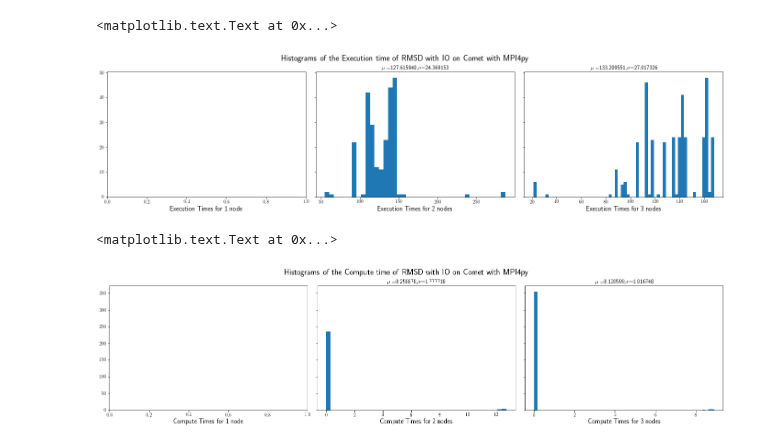
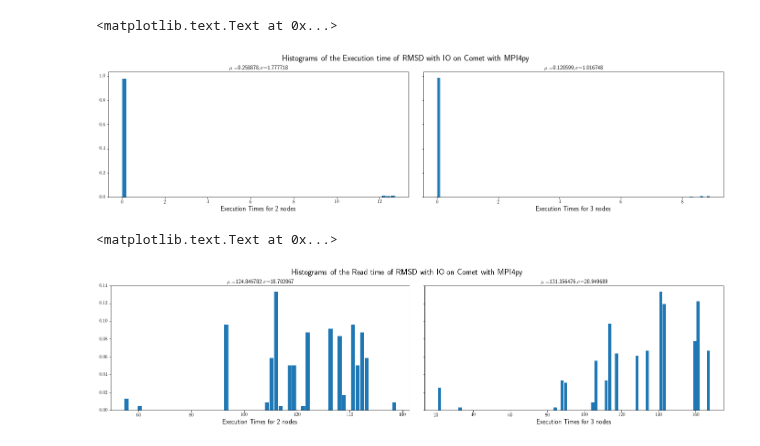
Before and after one commit to radical-experiments/midas_exps, a Jupyter notebook: RMSD-MDAnalysis/ComputeStragglersFrequencyIO.ipynb, the cells around one changed output. Saved outputs shown, nothing was run; the diff lists cells and outputs as text; code cells hidden in the pictures.

```diff
--- a/RMSD-MDAnalysis/ComputeStragglersFrequencyIO.ipynb
+++ b/RMSD-MDAnalysis/ComputeStragglersFrequencyIO.ipynb
@@ -19,10 +19,10 @@ purples = cm.get_cmap(plt.get_cmap('Purples'))
 from IPython.core.display import display, HTML
 display(HTML("<style>.container { width:100% !important; }</style>"))
 # %%
-comet_mpi4py = pd.DataFrame.from_csv('stragglers/tidy_data/comet_mpi4py_IO.csv')
-comet_mpi4pyBreak = pd.DataFrame.from_csv('stragglers/tidy_data/comet_mpi4py_IO_break.csv')
-
-#comet_mpicpp = pd.DataFrame.from_csv('stragglers/tidy_data/comet_mpic++_NoIO.csv')
+comet_mpi4py      = pd.DataFrame.from_csv('stragglers/tidy_data/StrongScaling/comet_mpi4py_IO.csv')
+comet_mpi4pyBreak = pd.DataFrame.from_csv('stragglers/tidy_data/StrongScaling/comet_mpi4py_IO_break.csv')
+comet_rp          = pd.DataFrame.from_csv('stragglers/tidy_data/StrongScaling/comet_rp_IO.csv')
+comet_spark       = pd.DataFrame.from_csv('stragglers/tidy_data/StrongScaling/comet_spark_IO.csv')
 #comet_dask   = pd.DataFrame.from_csv('stragglers/tidy_data/comet_dask_NoIO.csv')
 # %%
 comet_mpi4py1 = comet_mpi4py[comet_mpi4py['Nodes']==1].drop(['Nodes'],axis=1)
@@ -166,30 +159,52 @@ axes[1].set_ylabel('Probability',fontsize=14)
 # %%
-fig,axes = plt.subplots(nrows=1,ncols=3, sharex=False,sharey=True,figsize=[24,5],gridspec_kw={'wspace':0.05, 'hspace':0.05})
-#axes[0].hist((comet_mpi4py1)['Duration'].values,40)
-axes[1].hist((comet_mpi4py2Ex)['Duration'].values,40)
-axes[2].hist((comet_mpi4py3Ex)['Duration'].values,60)
+hist,edges = np.histogram((comet_mpi4py2Comp)['Duration'].values,bins=60)
+hist = hist/float(len((comet_mpi4py2Comp)['Duration'].values))
+width = 0.9 * (edges[1] - edges[0])
+center = (edges[:-1] + edges[1:]) / 2
+
+hist2,edges2 = np.histogram((comet_mpi4py3Comp)['Duration'].values,bins=80)
+hist2 = hist2/float(len((comet_mpi4py3Comp)['Duration'].values))
+width2 = 0.9 * (edges2[1] - edges2[0])
+center2 = (edges2[:-1] + edges2[1:]) / 2
+
+
+fig,axes = plt.subplots(nrows=1,ncols=2, sharex=False,sharey=True,figsize=[24,5],gridspec_kw={'wspace':0.05, 'hspace':0.05})
+#axes[0].hist((comet_mpi4py1Comp)['Duration'].values,40)
+axes[0].bar(center, hist, align='center', width=width)
+axes[1].bar(center2, hist2, align='center', width=width2)
 fig.suptitle('Histograms of the Execution time of RMSD with IO on Comet with MPI4py',fontsize=18)
-#axes[0].set_title('$\mu=$%f,$\sigma$=%f'%((comet_mpi4py1/1.0)['Duration'].mean(),(comet_mpi4py1/1.0)['Duration'].std()),fontsize=12)
-axes[1].set_title('$\mu=$%f,$\sigma$=%f'%((comet_mpi4py2Ex/1.0)['Duration'].mean(),(comet_mpi4py2Ex/1.0)['Duration'].std()),fontsize=12)
-axes[2].set_title('$\mu=$%f,$\sigma$=%f'%((comet_mpi4py3Ex/1.0)['Duration'].mean(),(comet_mpi4py3Ex/1.0)['Duration'].std()),fontsize=12)
-axes[0].set_xlabel('Execution Times for 1 node', fontsize=14)
-axes[1].set_xlabel('Execution Times for 2 nodes',fontsize=14)
-axes[2].set_xlabel('Execution Times for 3 nodes',fontsize=14)
+#axes[0].set_title('$\mu=$%f,$\sigma$=%f'%((comet_mpi4py1Comp/1.0)['Duration'].mean(),(comet_mpi4py1Comp/1.0)['Duration'].std()),fontsize=12)
+axes[0].set_title('$\mu=$%f,$\sigma$=%f'%((comet_mpi4py2Comp/1.0)['Duration'].mean(),(comet_mpi4py2Comp/1.0)['Duration'].std()),fontsize=12)
+axes[1].set_title('$\mu=$%f,$\sigma$=%f'%((comet_mpi4py3Comp/1.0)['Duration'].mean(),(comet_mpi4py3Comp/1.0)['Duration'].std()),fontsize=12)
+#axes[0].set_xlabel('Execution Times for 1 node', fontsize=14)
+axes[0].set_xlabel('Execution Times for 2 nodes',fontsize=14)
+axes[1].set_xlabel('Execution Times for 3 nodes',fontsize=14)
 # %% [output]
 <matplotlib.text.Text at 0x...>
-[figure, old version]
+[figure, new version]
 # %%
-fig,axes = plt.subplots(nrows=1,ncols=3, sharex=False,sharey=True,figsize=[24,5],gridspec_kw={'wspace':0.05, 'hspace':0.05})
-#axes[0].hist((comet_mpi4py1)['Duration'].values,40)
-axes[1].hist((comet_mpi4py2Comp)['Duration'].values,40)
-axes[2].hist((comet_mpi4py3Comp)['Duration'].values,60)
-fig.suptitle('Histograms of the Compute time of RMSD with IO on Comet with MPI4py',fontsize=18)
-#axes[0].set_title('$\mu=$%f,$\sigma$=%f'%((comet_mpi4py1/1.0)['Duration'].mean(),(comet_mpi4py1/1.0)['Duration'].std()),fontsize=12)
-axes[1].set_title('$\mu=$%f,$\sigma$=%f'%((comet_mpi4py2Comp/1.0)['Duration'].mean(),(comet_mpi4py2Comp/1.0)['Duration'].std()),fontsize=12)
-axes[2].set_title('$\mu=$%f,$\sigma$=%f'%((comet_mpi4py3Comp/1.0)['Duration'].mean(),(comet_mpi4py3Comp/1.0)['Duration'].std()),fontsize=12)
-axes[0].set_xlabel('Compute Times for 1 node', fontsize=14)
-axes[1].set_xlabel('Compute Times for 2 nodes',fontsize=14)
-axes[2].set_xlabel('Compute Times for 3 nodes',fontsize=14)
+hist,edges = np.histogram((comet_mpi4py2IO)['Duration'].values,bins=60)
+hist = hist/float(len((comet_mpi4py2IO)['Duration'].values))
+width = 0.9 * (edges[1] - edges[0])
+center = (edges[:-1] + edges[1:]) / 2
+
+hist2,edges2 = np.histogram((comet_mpi4py3IO)['Duration'].values,bins=80)
+hist2 = hist2/float(len((comet_mpi4py3IO)['Duration'].values))
+width2 = 0.9 * (edges2[1] - edges2[0])
+center2 = (edges2[:-1] + edges2[1:]) / 2
+
+
+fig,axes = plt.subplots(nrows=1,ncols=2, sharex=False,sharey=True,figsize=[24,5],gridspec_kw={'wspace':0.05, 'hspace':0.05})
+#axes[0].hist((comet_mpi4py1Comp)['Duration'].values,40)
+axes[0].bar(center, hist, align='center', width=width)
+axes[1].bar(center2, hist2, align='center', width=width2)
+fig.suptitle('Histograms of the Read time of RMSD with IO on Comet with MPI4py',fontsize=18)
+#axes[0].set_title('$\mu=$%f,$\sigma$=%f'%((comet_mpi4py1Comp/1.0)['Duration'].mean(),(comet_mpi4py1Comp/1.0)['Duration'].std()),fontsize=12)
+axes[0].set_title('$\mu=$%f,$\sigma$=%f'%((comet_mpi4py2IO/1.0)['Duration'].mean(),(comet_mpi4py2IO/1.0)['Duration'].std()),fontsize=12)
+axes[1].set_title('$\mu=$%f,$\sigma$=%f'%((comet_mpi4py3IO/1.0)['Duration'].mean(),(comet_mpi4py3IO/1.0)['Duration'].std()),fontsize=12)
+#axes[0].set_xlabel('Execution Times for 1 node', fontsize=14)
+axes[0].set_xlabel('Execution Times for 2 nodes',fontsize=14)
+axes[1].set_xlabel('Execution Times for 3 nodes',fontsize=14)
 # %% [output]
 <matplotlib.text.Text at 0x...>
-[figure, old version]
+[figure, new version]
```
Also changed, not shown: parts of 5 cells of this notebook.
